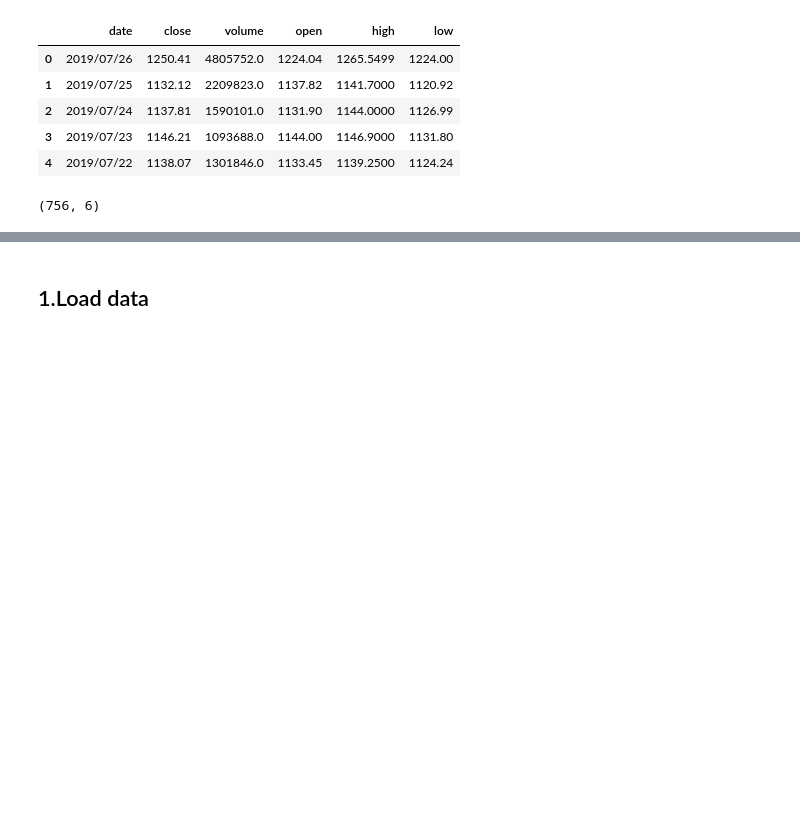
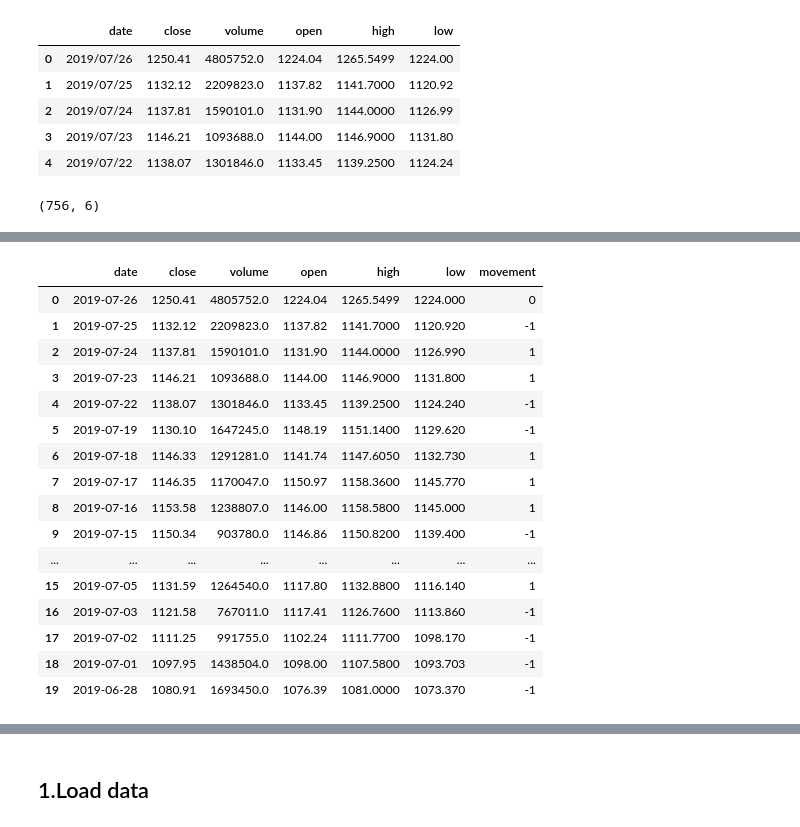
Before and after one commit to Suhang1014/Graduation-Project-Sentiment-Stock-price, a Jupyter notebook: analysis/News.ipynb, the cells around one changed output, grey strips where cells are left out. Drawn from its saved outputs; the diff is of its cells as text; code cells hidden in the pictures; blank space fills up the shorter version.

```diff
--- a/analysis/News.ipynb
+++ b/analysis/News.ipynb
@@ -28,4 +34,5 @@ df_market.shape
 # %% [output]
 (756, 6)
 # %%
-df_market.date = pd.to_datetime(df_market['date'], format='%Y/%m/%d')
+df_market.date = pd.to_datetime(df_market['date'])
+df_market.date.dtype
@@ -39,0 +41,3 @@ plt.plot(df_market['date'],df_market['close'])
+# %%
+df_market['movement'] = 0
+df_market.head()
@@ -39,0 +51,30 @@ plt.plot(df_market['date'],df_market['close'])
+# %%
+for index in range(0,df_market.shape[0]-1):
+    ct = float(df_market.loc[index,['close']])
+    ct_1 = float(df_market.loc[index + 1,['close']])
+    if ct < ct_1:
+        df_market.loc[index + 1,['movement']] = 1
+    elif ct > ct_1:
+        df_market.loc[index + 1,['movement']] = -1
+    else:
+        df_market.loc[index + 1,['']] = 0
+# %%
+df_market.head(20)
+# %% [output]
+|  | date | close | volume | open | high | low | movement |
+| 0 | 2019-07-26 | 1250.41 | 4805752.0 | 1224.04 | 1265.5499 | 1224.000 | 0 |
+| 1 | 2019-07-25 | 1132.12 | 2209823.0 | 1137.82 | 1141.7000 | 1120.920 | -1 |
+| 2 | 2019-07-24 | 1137.81 | 1590101.0 | 1131.90 | 1144.0000 | 1126.990 | 1 |
+| 3 | 2019-07-23 | 1146.21 | 1093688.0 | 1144.00 | 1146.9000 | 1131.800 | 1 |
+| 4 | 2019-07-22 | 1138.07 | 1301846.0 | 1133.45 | 1139.2500 | 1124.240 | -1 |
+| 5 | 2019-07-19 | 1130.10 | 1647245.0 | 1148.19 | 1151.1400 | 1129.620 | -1 |
+| 6 | 2019-07-18 | 1146.33 | 1291281.0 | 1141.74 | 1147.6050 | 1132.730 | 1 |
+| 7 | 2019-07-17 | 1146.35 | 1170047.0 | 1150.97 | 1158.3600 | 1145.770 | 1 |
+| 8 | 2019-07-16 | 1153.58 | 1238807.0 | 1146.00 | 1158.5800 | 1145.000 | 1 |
+| 9 | 2019-07-15 | 1150.34 | 903780.0 | 1146.86 | 1150.8200 | 1139.400 | -1 |
+| ... | ... | ... | ... | ... | ... | ... | ... |
+| 15 | 2019-07-05 | 1131.59 | 1264540.0 | 1117.80 | 1132.8800 | 1116.140 | 1 |
+| 16 | 2019-07-03 | 1121.58 | 767011.0 | 1117.41 | 1126.7600 | 1113.860 | -1 |
+| 17 | 2019-07-02 | 1111.25 | 991755.0 | 1102.24 | 1111.7700 | 1098.170 | -1 |
+| 18 | 2019-07-01 | 1097.95 | 1438504.0 | 1098.00 | 1107.5800 | 1093.703 | -1 |
+| 19 | 2019-06-28 | 1080.91 | 1693450.0 | 1076.39 | 1081.0000 | 1073.370 | -1 |
```
Also changed, not shown: parts of 75 cells of this notebook, 2 other files.
